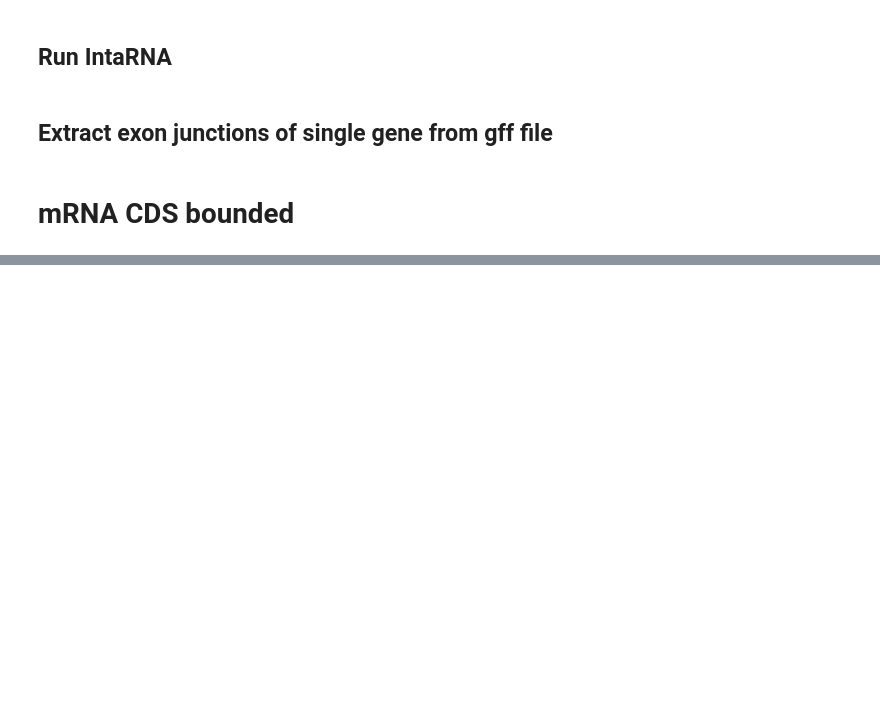
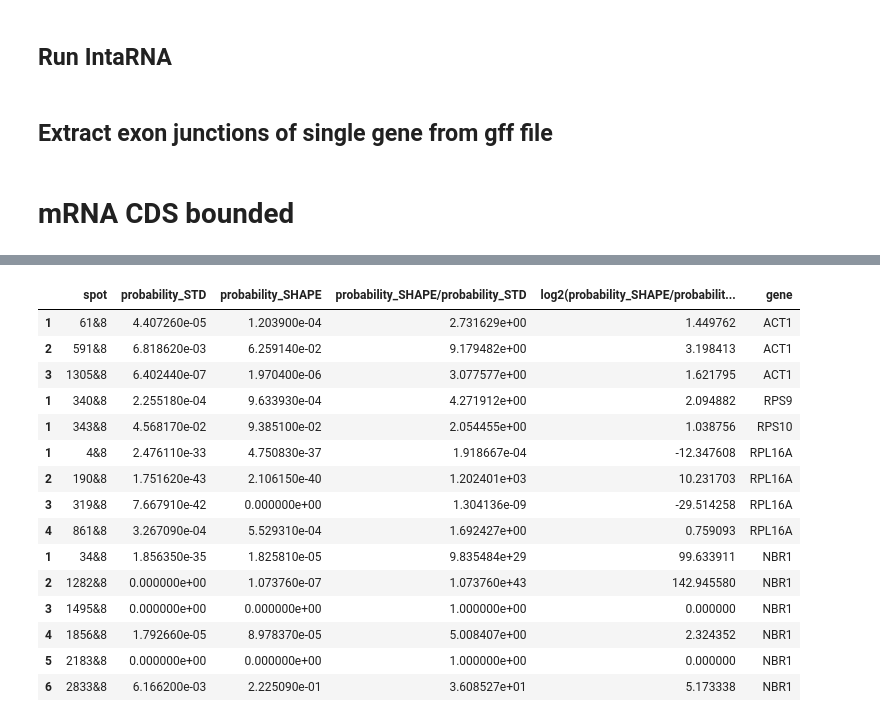
Before and after one commit to BackofenLab/IntaRNA-benchmark-SHAPE, a Jupyter notebook: src/analysis_IntaSHAPE-U1-interaction.ipynb, the cells around one changed output, grey strips where cells are left out. Drawn from its saved outputs; the diff is of its cells as text; code cells hidden in the pictures; blank space fills up the shorter version.

```diff
--- a/src/analysis_IntaSHAPE-U1-interaction.ipynb
+++ b/src/analysis_IntaSHAPE-U1-interaction.ipynb
@@ -385,0 +360,19 @@ KeyboardInterrupt:
+# %%
+df_spotprobs_genes_CDS
+# %% [output]
+|  | spot | probability_STD | probability_SHAPE | probability_SHAPE/probability_STD | log2(probability_SHAPE/probabilit... | gene |
+| 1 | 61&8 | 4.407260e-05 | 1.203900e-04 | 2.731629e+00 | 1.449762 | ACT1 |
+| 2 | 591&8 | 6.818620e-03 | 6.259140e-02 | 9.179482e+00 | 3.198413 | ACT1 |
+| 3 | 1305&8 | 6.402440e-07 | 1.970400e-06 | 3.077577e+00 | 1.621795 | ACT1 |
+| 1 | 340&8 | 2.255180e-04 | 9.633930e-04 | 4.271912e+00 | 2.094882 | RPS9 |
+| 1 | 343&8 | 4.568170e-02 | 9.385100e-02 | 2.054455e+00 | 1.038756 | RPS10 |
+| 1 | 4&8 | 2.476110e-33 | 4.750830e-37 | 1.918667e-04 | -12.347608 | RPL16A |
+| 2 | 190&8 | 1.751620e-43 | 2.106150e-40 | 1.202401e+03 | 10.231703 | RPL16A |
+| 3 | 319&8 | 7.667910e-42 | 0.000000e+00 | 1.304136e-09 | -29.514258 | RPL16A |
+| 4 | 861&8 | 3.267090e-04 | 5.529310e-04 | 1.692427e+00 | 0.759093 | RPL16A |
+| 1 | 34&8 | 1.856350e-35 | 1.825810e-05 | 9.835484e+29 | 99.633911 | NBR1 |
+| 2 | 1282&8 | 0.000000e+00 | 1.073760e-07 | 1.073760e+43 | 142.945580 | NBR1 |
+| 3 | 1495&8 | 0.000000e+00 | 0.000000e+00 | 1.000000e+00 | 0.000000 | NBR1 |
+| 4 | 1856&8 | 1.792660e-05 | 8.978370e-05 | 5.008407e+00 | 2.324352 | NBR1 |
+| 5 | 2183&8 | 0.000000e+00 | 0.000000e+00 | 1.000000e+00 | 0.000000 | NBR1 |
+| 6 | 2833&8 | 6.166200e-03 | 2.225090e-01 | 3.608527e+01 | 5.173338 | NBR1 |
```
Also changed, not shown: parts of 13 cells of this notebook, 1 other file.
